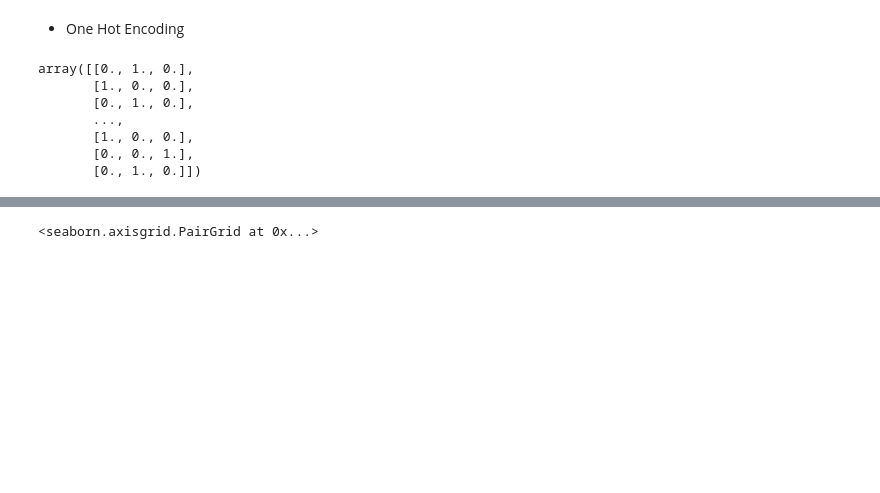
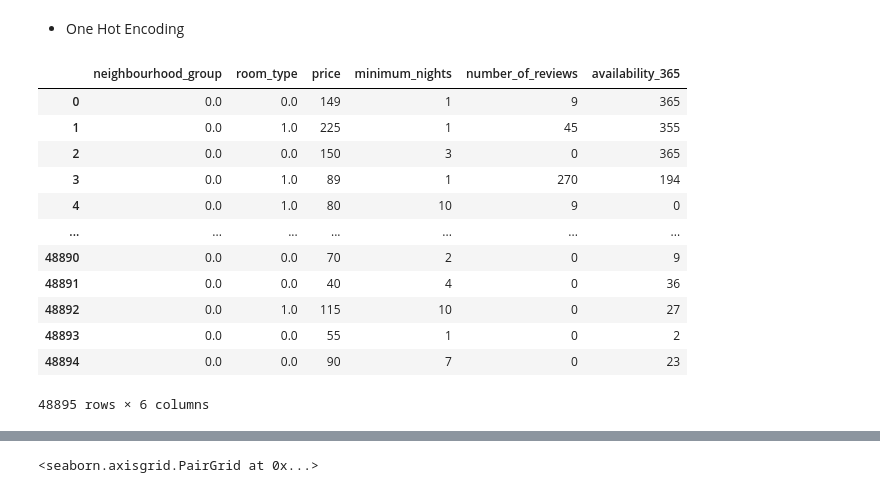
Before and after one commit to Fj-martinez33/AirBnB-NewYork, a Jupyter notebook: src/explore.ipynb, the cells around one changed output, grey strips where cells are left out. Drawn from its saved outputs; the diff is of its cells as text; code cells hidden in the pictures; blank space fills up the shorter version.

```diff
--- a/src/explore.ipynb
+++ b/src/explore.ipynb
@@ -324,41 +324,51 @@ CatCatAnalysi(data)
 col_name = "neighbourhood_group"
 
 def Encoder(dataset, enc_col):
     #Creamos el codificador.
     enc = OneHotEncoder(handle_unknown="ignore")
 
     #Creamos el array que va a codificar
     coder = dataset[enc_col].unique().reshape(-1,1) #Necesitamos que sea una array 2x2 para pasarla por el fit
     index = list(coder.squeeze())
     #Aplicamos la codificacion
     enc.fit(coder)
     values = enc.transform(coder).toarray().squeeze().tolist()
     result = enc.transform(dataset[[enc_col]]).toarray()
 
     #Los guardamos en un json
     pars_dict = {}
 
     for i in range(len(index)):
         pars_dict.update({index[i] : values[i]})
 
     with open (f"{enc_col}.json","w") as j:
         json.dump(pars_dict, j)
 
-    return result
+    dataset[enc_col] = result
+
+    return dataset
 
 
 Encoder(data, col_name)
 
 col_name = "room_type"
 Encoder(data, col_name)
+
+data
 # %% [output]
+|  | neighbourhood_group | room_type | price | minimum_nights | number_of_reviews | availability_365 |
+| 0 | 0.0 | 0.0 | 149 | 1 | 9 | 365 |
+| 1 | 0.0 | 1.0 | 225 | 1 | 45 | 355 |
+| 2 | 0.0 | 0.0 | 150 | 3 | 0 | 365 |
+| 3 | 0.0 | 1.0 | 89 | 1 | 270 | 194 |
+| 4 | 0.0 | 1.0 | 80 | 10 | 9 | 0 |
+| ... | ... | ... | ... | ... | ... | ... |
+| 48890 | 0.0 | 0.0 | 70 | 2 | 0 | 9 |
+| 48891 | 0.0 | 0.0 | 40 | 4 | 0 | 36 |
+| 48892 | 0.0 | 1.0 | 115 | 10 | 0 | 27 |
+| 48893 | 0.0 | 0.0 | 55 | 1 | 0 | 2 |
+| 48894 | 0.0 | 0.0 | 90 | 7 | 0 | 23 |
-array([[0., 1., 0.],
-       [1., 0., 0.],
-       [0., 1., 0.],
-       ...,
-       [1., 0., 0.],
-       [0., 0., 1.],
-       [0., 1., 0.]])
+48895 rows × 6 columns
 # %%
 fig, axis = plt.subplots(figsize=(10,7))
 
```
Also changed, not shown: parts of 10 cells of this notebook, 3 other files.
